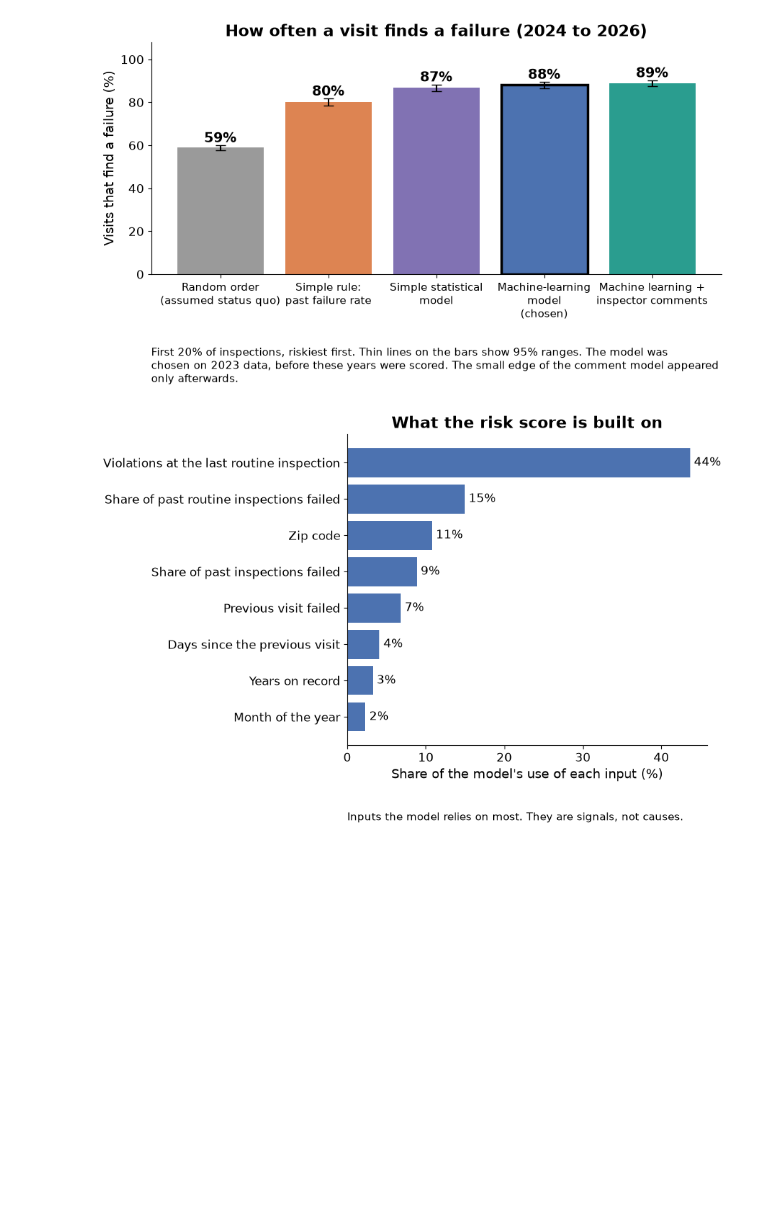
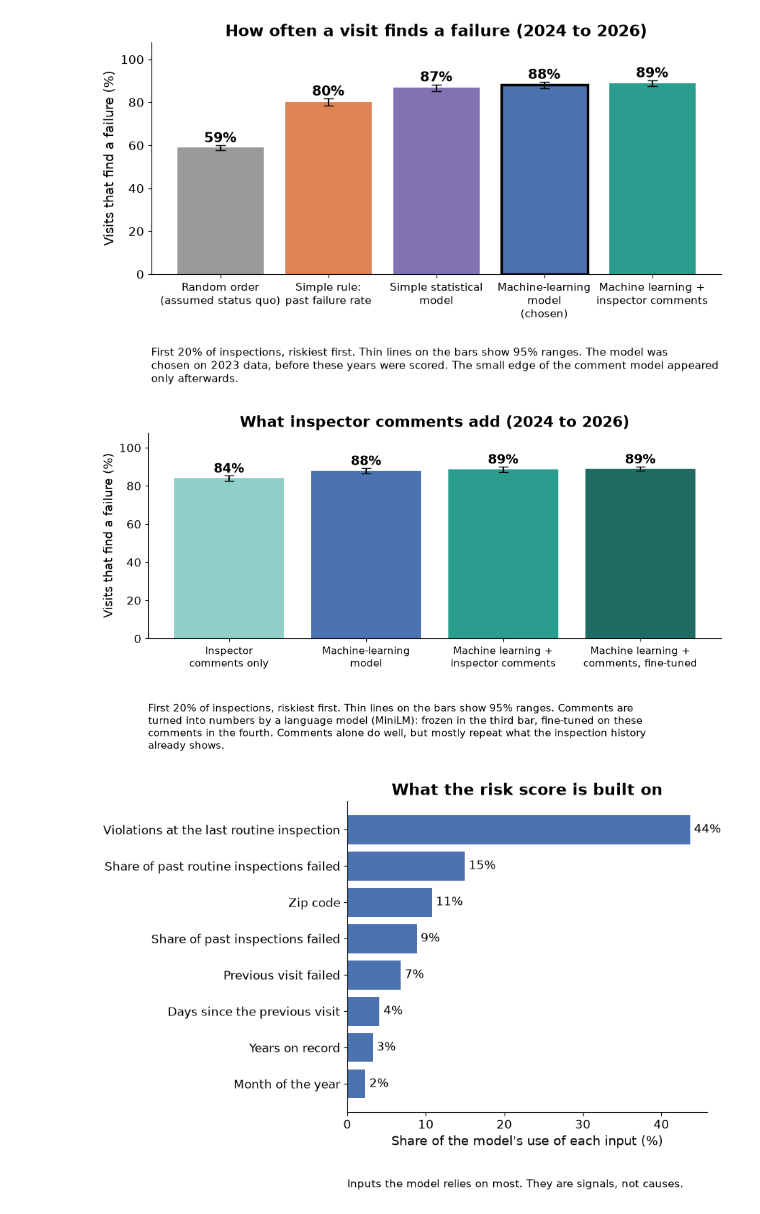
Before and after one commit to nh13120/boston-restaurant-inspection-risk, a Jupyter notebook: notebooks/04_results.ipynb, the cells around one changed output. Drawn from its saved outputs; the diff is of its cells as text; code cells hidden in the pictures; blank space fills up the shorter version.

```diff
--- a/notebooks/04_results.ipynb
+++ b/notebooks/04_results.ipynb
@@ -241,6 +241,22 @@ fig = E.plot_hit_rate_bar(results, "How often a visit finds a failure (2024 to 2
 plt.show()
 # %% [output]
 [figure]
+# %%
+# Text figure. Uses notebook 05's saved test results (fine-tuned encoder), so it is skipped
+# until notebook 05 has been run once.
+from pathlib import Path
+ft_path = Path("../results/finetune_test.csv")
+if ft_path.exists():
+    ft = pd.read_csv(ft_path).set_index("model")
+    ft = ft.loc[["T_finetuned_text_only", "M1_lgbm", "M2_lgbm_text", "M3_lgbm_finetuned"]].reset_index()
+    fig = E.plot_hit_rate_bar(ft, "What inspector comments add (2024 to 2026)",
+                              path="../results/figures/text_value_bar.png",
+                              note="Comments are turned into numbers by a language model (MiniLM): frozen in the third bar, "
+                                   "fine-tuned on these comments in the fourth. Comments alone do well, but mostly "
+                                   "repeat what the inspection history already shows.")
+    plt.show()
+# %% [output]
+[figure, added]
 # %%
 final_model = {"M1_lgbm": m1, "M2_lgbm_text": m2}[FINAL]
 final_features = {"M1_lgbm": M.HISTORY_FEATURES, "M2_lgbm_text": FEATURES_M2}[FINAL]
```
Also changed, not shown: parts of 2 cells of this notebook, 8 other files.
